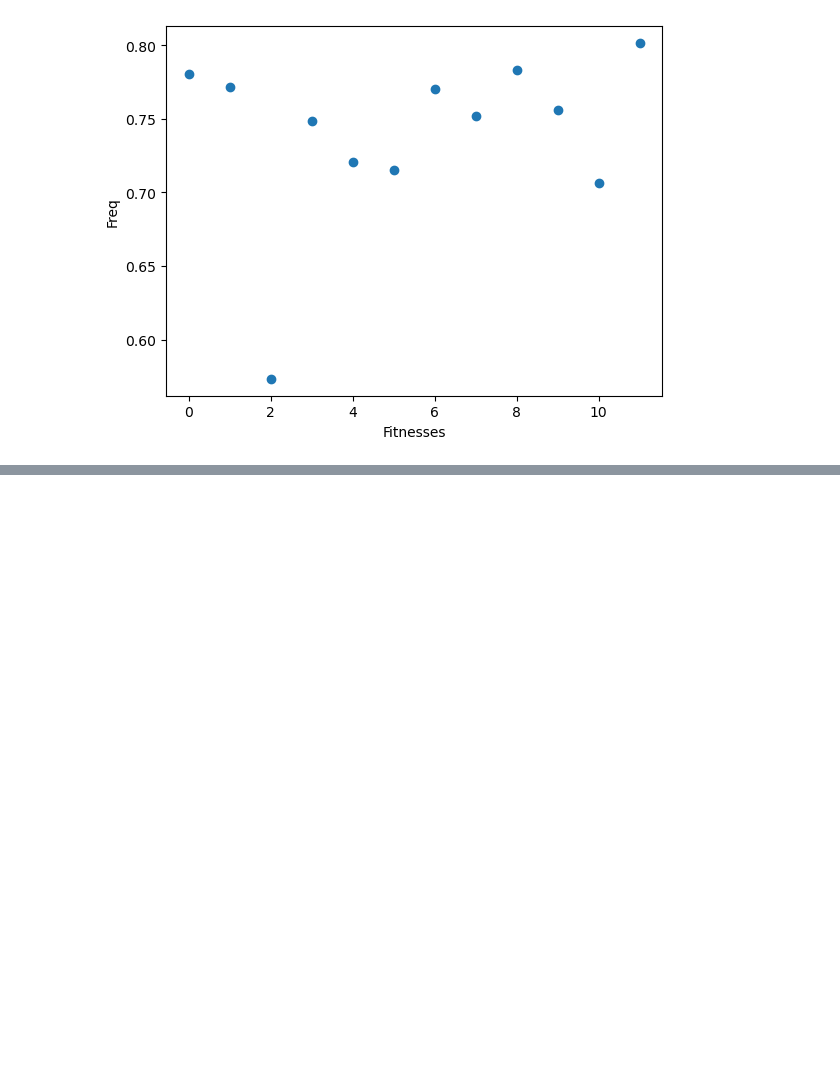
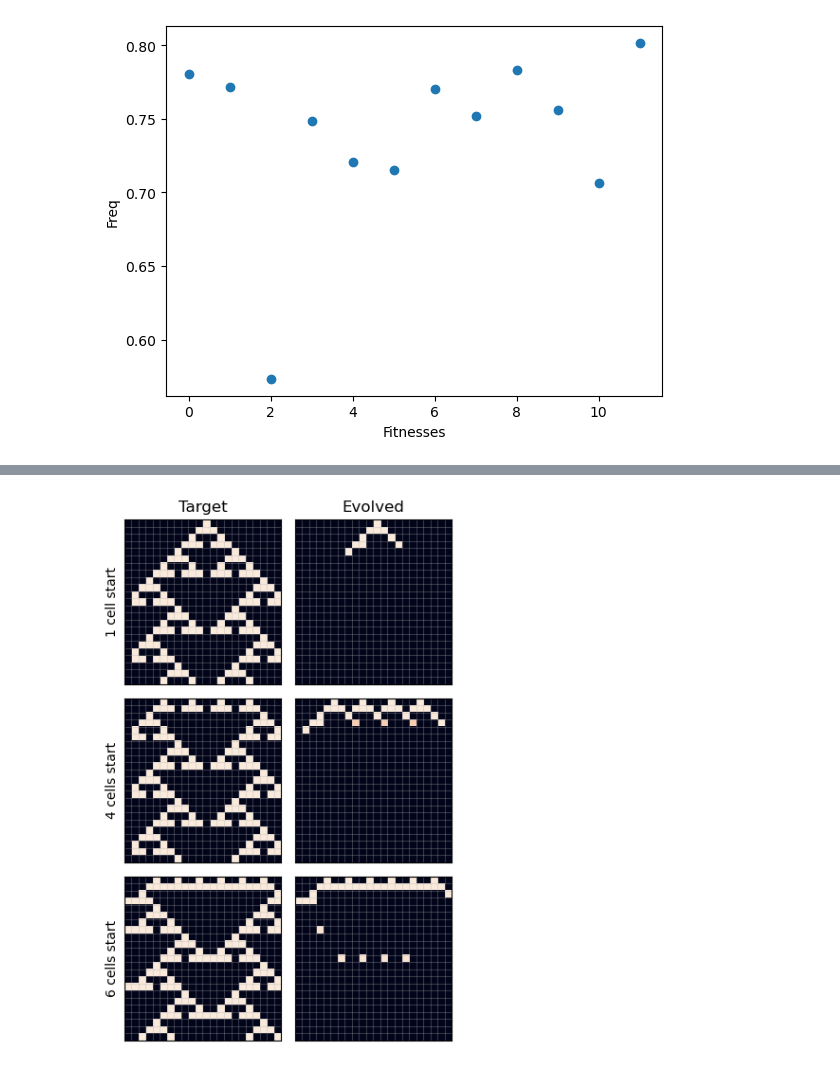
Before and after one commit to Cpetak/CA_GRN2, a Jupyter notebook: grn_loading.ipynb, the cells around one changed output, grey strips where cells are left out. Drawn from its saved outputs; the diff is of its cells as text; code cells hidden in the pictures; blank space fills up the shorter version.

```diff
--- a/grn_loading.ipynb
+++ b/grn_loading.ipynb
@@ -53,0 +88,30 @@ plt.show()
+# %%
+nrows = 3
+ncols = 2
+scale=2
+
+id=0 #replicate id to plot, 1
+
+fig, axs = plt.subplots(nrows=nrows, ncols=ncols, figsize=(ncols * scale, nrows*scale), sharex=True, sharey=True)
+axs = axs.flatten()
+
+counter=0
+for i, ax in enumerate(axs):
+    if i % 2 == 0:
+        helper.imshow_ca(targets[counter],ax=ax)
+    else:
+        helper.imshow_ca(phenos[counter,id,:,:],ax=ax)
+        counter+=1
+    #ax.set_title(f"Rule: {rules[i]}", fontsize=16)
+
+for ax, col in zip(axs, ["Target","Evolved"]):
+    ax.set_title(col)
+
+axs[0].set_ylabel("1 cell start")
+axs[2].set_ylabel("4 cells start")
+axs[4].set_ylabel("6 cells start")
+
+plt.tight_layout()
+#plt.savefig("figs/94_general.png")
+# %% [output]
+[figure, added]
```
Also changed, not shown: parts of 5 cells of this notebook, 6 other files.
